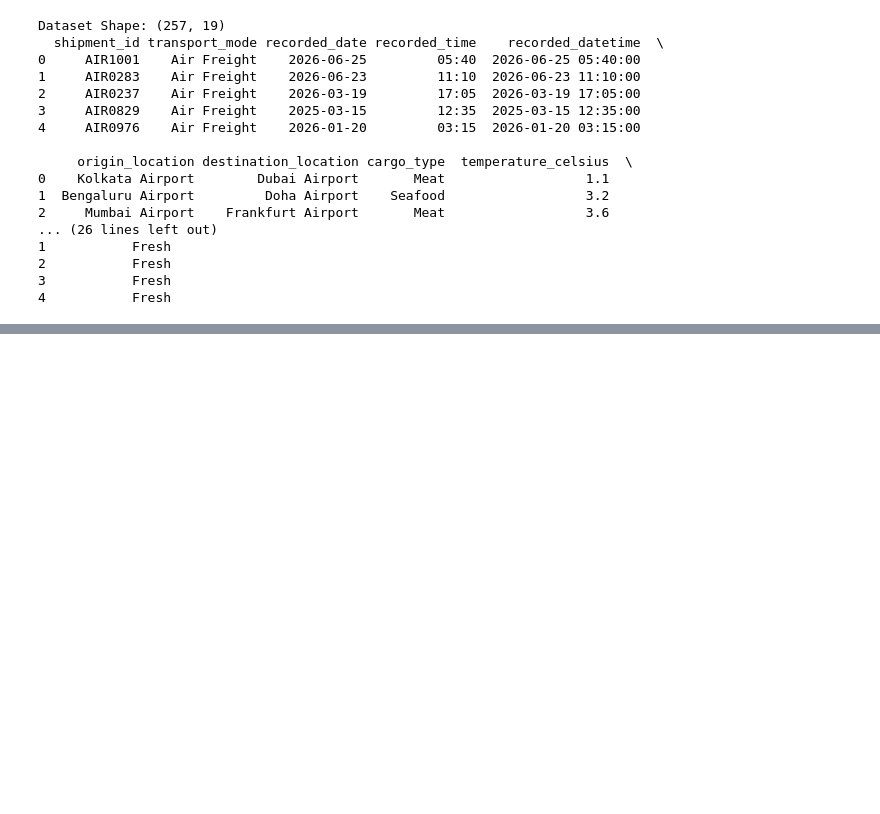
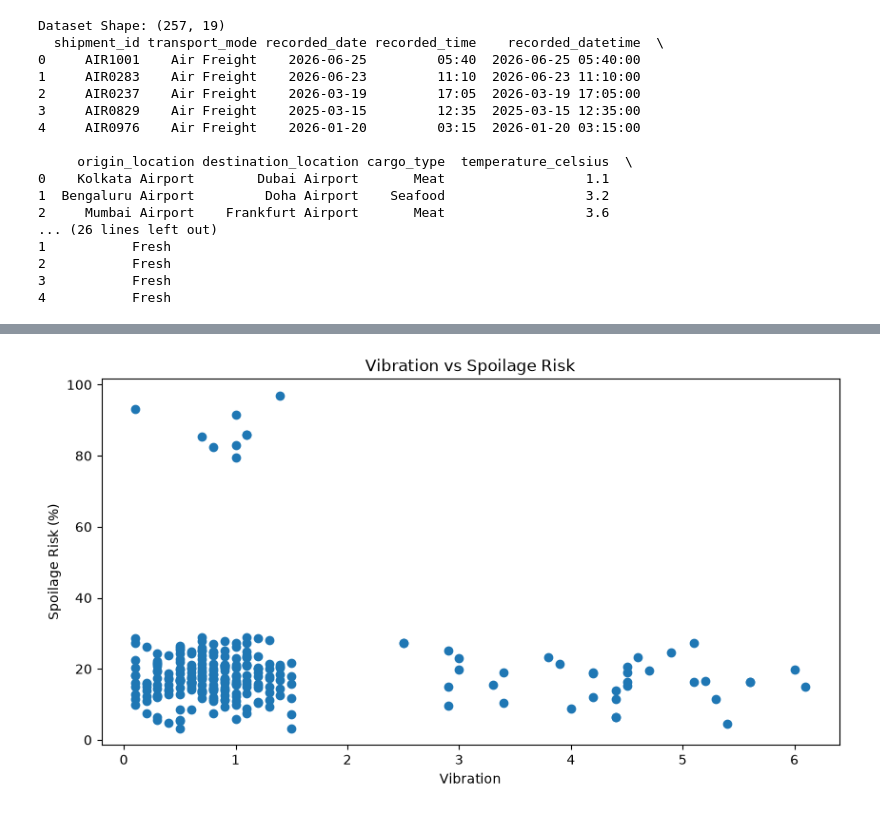
Before and after one commit to Saniyakp786/Infotact-project, a Jupyter notebook: AtmoSync/04_humidity_vibration.ipynb, the cells around one changed output, grey strips where cells are left out. Drawn from its saved outputs; the diff is of its cells as text; code cells hidden in the pictures; blank space fills up the shorter version.

```diff
--- a/AtmoSync/04_humidity_vibration.ipynb
+++ b/AtmoSync/04_humidity_vibration.ipynb
@@ -26,0 +49,15 @@ Dataset Shape: (257, 19)
+# %%
+fig = plt.figure(figsize=(10, 5))
+
+plt.scatter(
+    df["vibration_level"],
+    df["spoilage_risk_percent"]
+)
+
+plt.xlabel("Vibration")
+plt.ylabel("Spoilage Risk (%)")
+plt.title("Vibration vs Spoilage Risk")
+
+plt.show()
+# %% [output]
+[figure, added]
```
Also changed, not shown: parts of 1 cell of this notebook.
